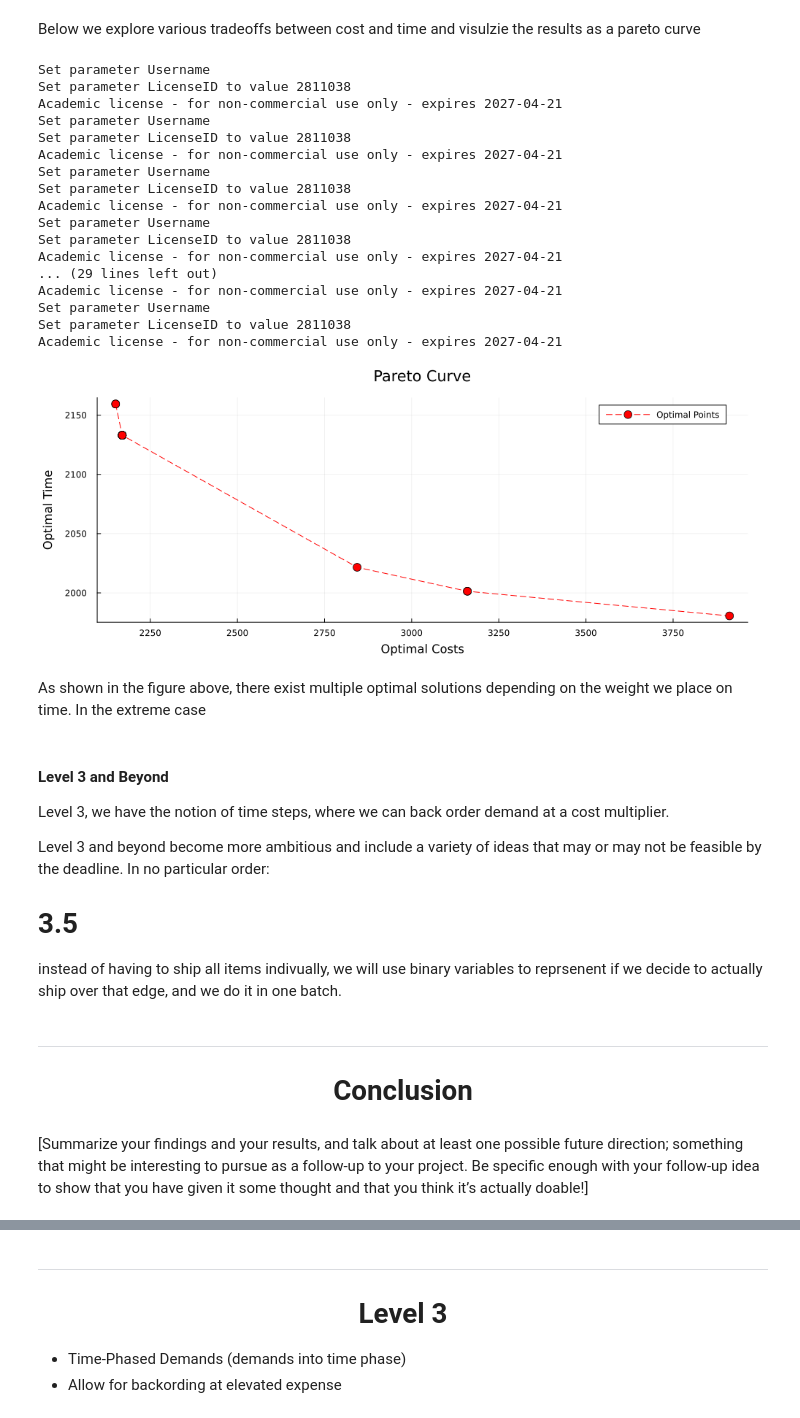
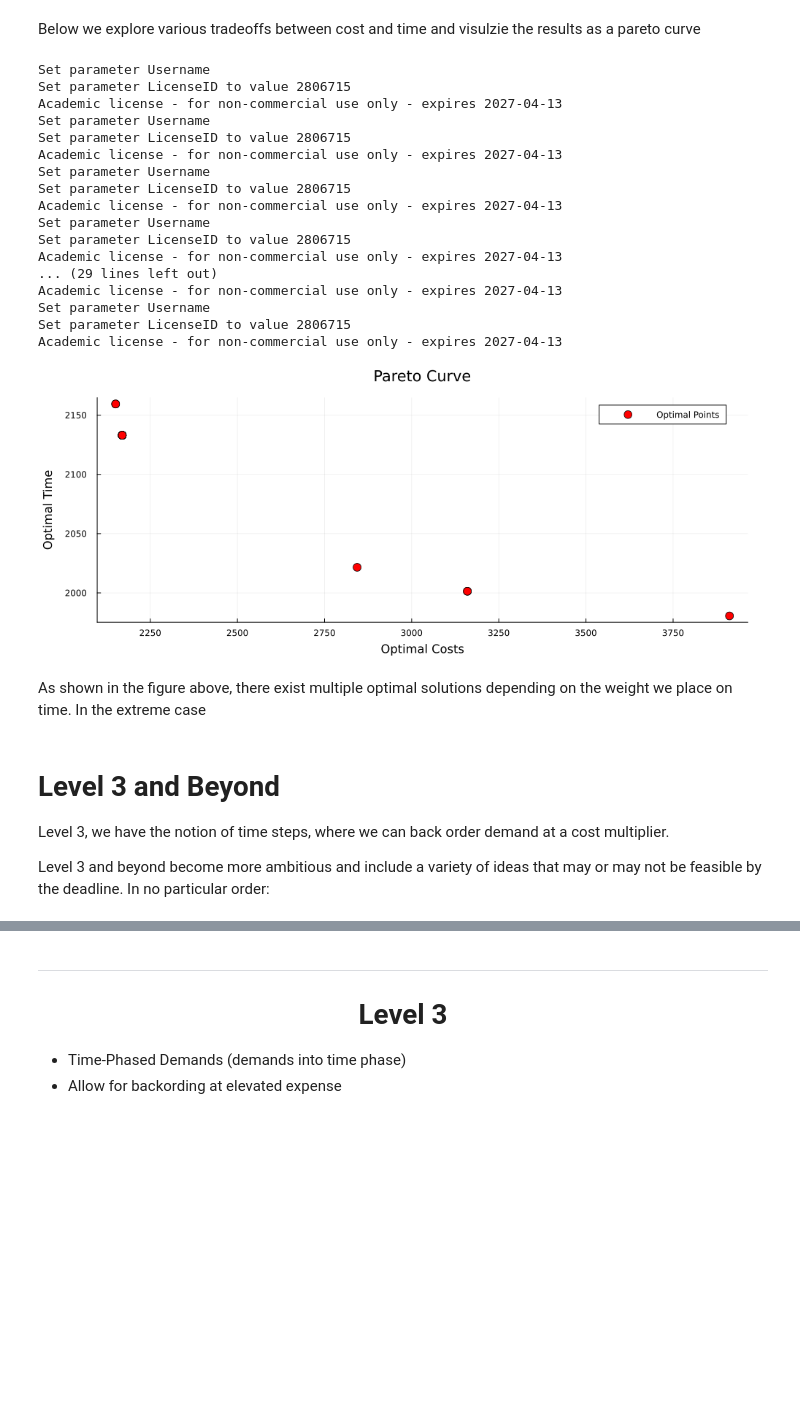
Before and after one commit to OckermanSethGVSU/ISYE_524_W26, a Jupyter notebook: Optimal_Reverse_Supply_Chain_Modeling.ipynb, the cells around one changed output, grey strips where cells are left out. Drawn from its saved outputs; the diff is of its cells as text; code cells hidden in the pictures; blank space fills up the shorter version.

```diff
--- a/Optimal_Reverse_Supply_Chain_Modeling.ipynb
+++ b/Optimal_Reverse_Supply_Chain_Modeling.ipynb
@@ -1045,67 +1043,59 @@ for lambda_time in lambdas
     # Solve
     set_silent(m)
     optimize!(m)
 
 
     # Extract Values
     opt_cost = sum(arc_dict[arc].trans_cost * value(x[arc, comp])
                for comp in components, arc in arcs) + # transport cost
                sum(get(mult_dict, (node, comp), Mults("", "", 1., 1.)).repair_cost_mult * BOM[comp].repair_cost * value(r[node, comp])
                for comp in components, node in nodes) # repair cost
     opt_time = sum(arc_dict[arc].trans_time * value(x[arc, comp])
                for comp in components, arc in arcs) + # transport time
                sum(get(mult_dict, (node, comp), Mults("", "", 1., 1.)).repair_time_mult * BOM[comp].repair_time * value(r[node, comp])
                for comp in components, node in nodes) # repair time
     push!(opt_costs, opt_cost)
     push!(opt_times, opt_time)
 end
 
 
 # Plot Pareto Curve
-p1 = plot(opt_costs, opt_times, marker=:circle, markersize=6,
-          label="Optimal Points", color=:red, line=:dash)
-title!(p1, "Pareto Curve")
-xlabel!(p1, "Optimal Costs")
-ylabel!(p1, "Optimal Time")
+p = scatter(opt_costs, opt_times, marker=:circle, markersize=6,
+          label="Optimal Points", color=:red)
+title!(p, "Pareto Curve")
+xlabel!(p, "Optimal Costs")
+ylabel!(p, "Optimal Time")
 
 
 # Display
-plot(p1, size=(1000, 400), margin=5Plots.mm)
+plot(p, size=(1000, 400), margin=5Plots.mm)
 # %% [output]
 Set parameter Username
-Set parameter LicenseID to value 2811038
-Academic license - for non-commercial use only - expires 2027-04-21
+Set parameter LicenseID to value 2806715
+Academic license - for non-commercial use only - expires 2027-04-13
 Set parameter Username
-Set parameter LicenseID to value 2811038
-Academic license - for non-commercial use only - expires 2027-04-21
+Set parameter LicenseID to value 2806715
+Academic license - for non-commercial use only - expires 2027-04-13
 Set parameter Username
-Set parameter LicenseID to value 2811038
-Academic license - for non-commercial use only - expires 2027-04-21
+Set parameter LicenseID to value 2806715
+Academic license - for non-commercial use only - expires 2027-04-13
 Set parameter Username
-Set parameter LicenseID to value 2811038
-Academic license - for non-commercial use only - expires 2027-04-21
+Set parameter LicenseID to value 2806715
+Academic license - for non-commercial use only - expires 2027-04-13
 ... (29 lines left out)
-Academic license - for non-commercial use only - expires 2027-04-21
+Academic license - for non-commercial use only - expires 2027-04-13
 Set parameter Username
-Set parameter LicenseID to value 2811038
-Academic license - for non-commercial use only - expires 2027-04-21
+Set parameter LicenseID to value 2806715
+Academic license - for non-commercial use only - expires 2027-04-13
-[figure, old version]
+[figure, new version]
 # %% [markdown]
 As shown in the figure above, there exist multiple optimal solutions depending on the weight we place on time. In the extreme case
 # %% [markdown]
 
 
 
-#### Level 3 and Beyond
+# Level 3 and Beyond
 Level 3, we have the notion of time steps, where we can back order demand at a cost multiplier.
 
 
 Level 3 and beyond become more ambitious and include a variety of ideas that may or may not be feasible by the deadline. In no particular order:
-
-# 3.5
-instead of having to ship all items indivually, we will use binary variables to reprsenent if we decide to actually ship over that edge, and we do it in one batch.
-# %% [markdown]
----
-# <center>Conclusion</center>
-# %% [markdown]
-[Summarize your findings and your results, and talk about at least one possible future direction; something that might be interesting to pursue as a follow-up to your project. Be specific enough with your follow-up idea to show that you have given it some thought and that you think it’s actually doable!]
```
Also changed, not shown: parts of 27 cells of this notebook.
